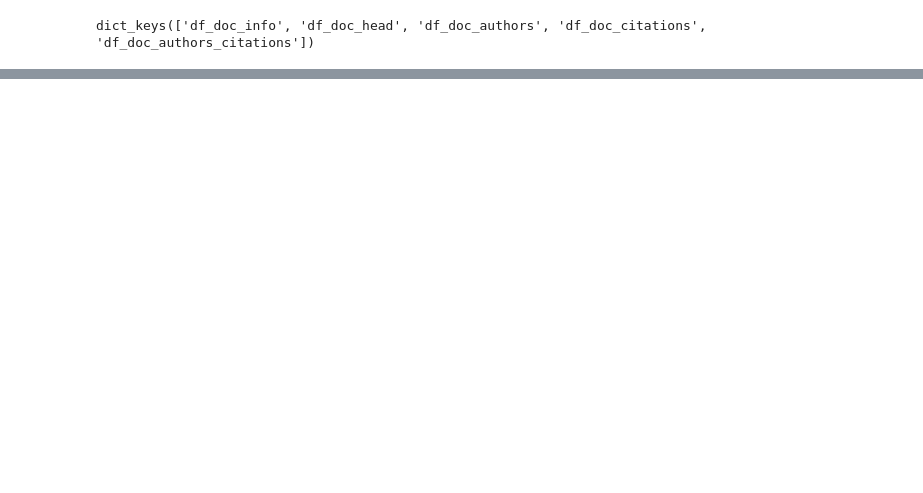
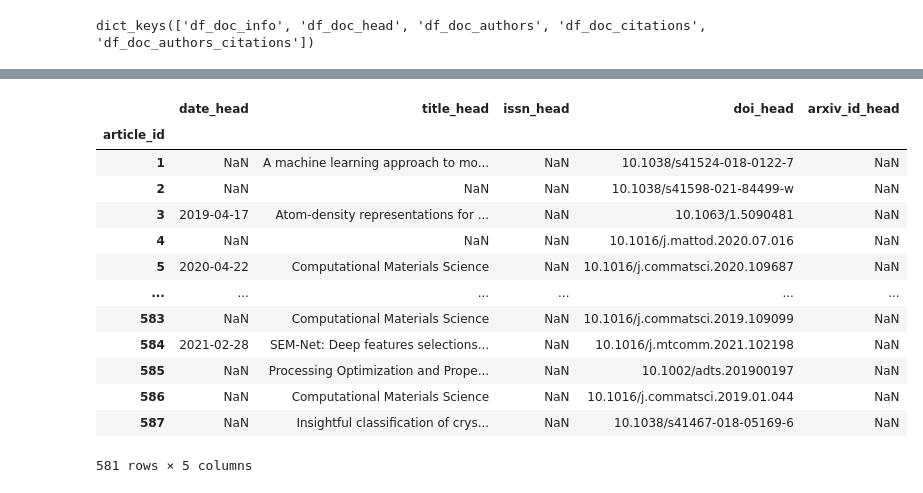
Before and after one commit to Vieirbat/Summarticles, a Jupyter notebook: notebooks/Visões Estatísticas.ipynb, the cells around one changed output, grey strips where cells are left out. Drawn from its saved outputs; the diff is of its cells as text; code cells hidden in the pictures; blank space fills up the shorter version.

```diff
--- a/notebooks/Visões Estatísticas.ipynb
+++ b/notebooks/Visões Estatísticas.ipynb
@@ -830,0 +246,19 @@ dict_dfs['df_doc_head']
+# %%
+df_doc_head = dict_dfs['df_doc_head'].loc[:,getColumnsWithData(dict_dfs['df_doc_head'])]
+# %%
+df_doc_head
+# %% [output]
+|  | date_head | title_head | issn_head | doi_head | arxiv_id_head |
+| article_id |  |  |  |  |  |
+| 1 | NaN | A machine learning approach to mo... | NaN | 10.1038/s41524-018-0122-7 | NaN |
+| 2 | NaN | NaN | NaN | 10.1038/s41598-021-84499-w | NaN |
+| 3 | 2019-04-17 | Atom-density representations for ... | NaN | 10.1063/1.5090481 | NaN |
+| 4 | NaN | NaN | NaN | 10.1016/j.mattod.2020.07.016 | NaN |
+| 5 | 2020-04-22 | Computational Materials Science | NaN | 10.1016/j.commatsci.2020.109687 | NaN |
+| ... | ... | ... | ... | ... | ... |
+| 583 | NaN | Computational Materials Science | NaN | 10.1016/j.commatsci.2019.109099 | NaN |
+| 584 | 2021-02-28 | SEM-Net: Deep features selections... | NaN | 10.1016/j.mtcomm.2021.102198 | NaN |
+| 585 | NaN | Processing Optimization and Prope... | NaN | 10.1002/adts.201900197 | NaN |
+| 586 | NaN | Computational Materials Science | NaN | 10.1016/j.commatsci.2019.01.044 | NaN |
+| 587 | NaN | Insightful classification of crys... | NaN | 10.1038/s41467-018-05169-6 | NaN |
+581 rows × 5 columns
```
Also changed, not shown: parts of 100 cells of this notebook, 3 other files.
